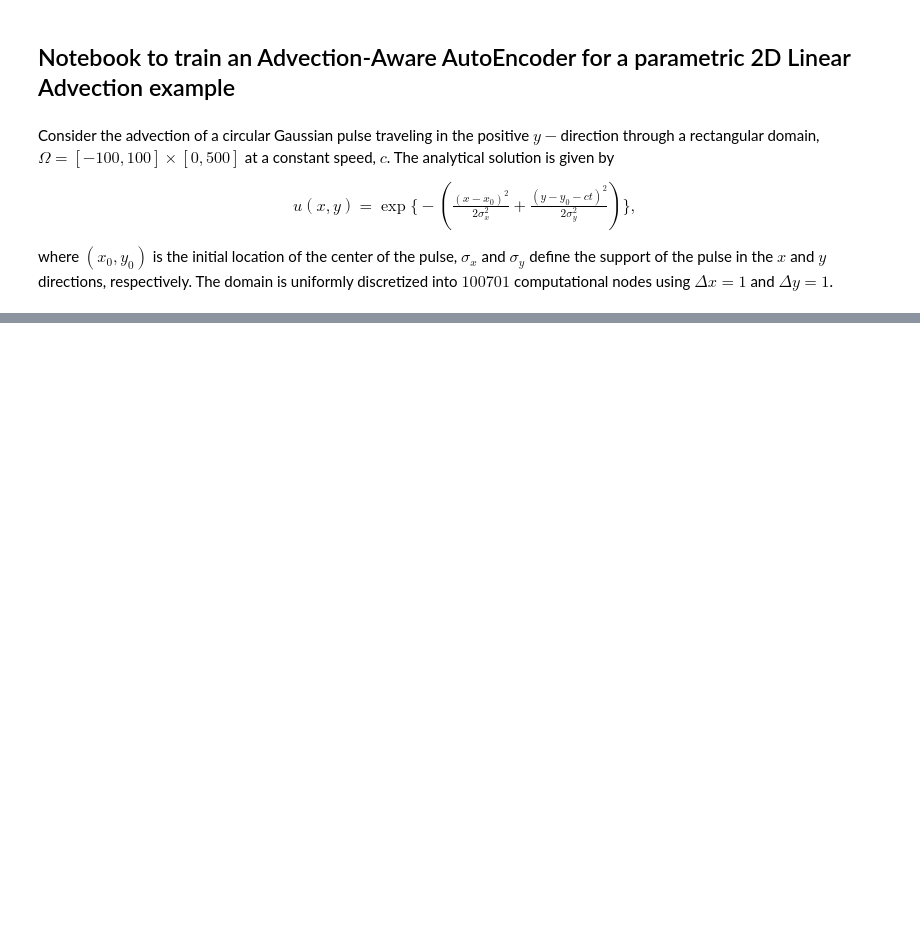
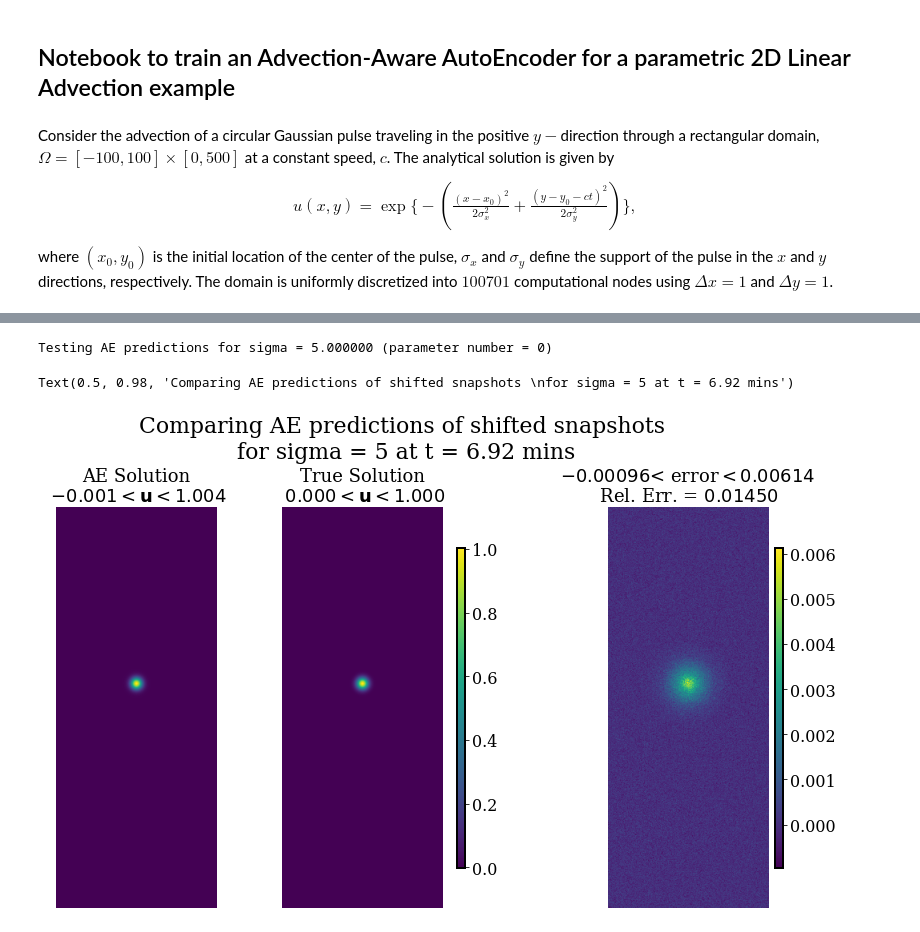
Before and after one commit to erdc/aa_autoencoder_mca, a Jupyter notebook: examples/AA_autoencoder_parametric_2DLinearAdvection.ipynb, the cells around one changed output, grey strips where cells are left out. Cells and saved outputs as stored; diff of their text form; code cells hidden in the pictures; blank space fills up the shorter version.

```diff
--- a/examples/AA_autoencoder_parametric_2DLinearAdvection.ipynb
+++ b/examples/AA_autoencoder_parametric_2DLinearAdvection.ipynb
@@ -208,7 +166,7 @@ def set_label(key):
 print("Loading high-fidelity shifted snapshots -----\n")
 
 shifted_snap = {}
-for indx,val in enumerate(param_list):
+for indx,val in enumerate(param_train):
     if flag == 'sigma':
         shift_datafile = 'Shift_Gaussian2d_pulse_500x200_c1.00_sigma'+'%.4f'%val+'.npz'
     elif flag == 'speed':
@@ -274,7 +244,7 @@ u_sigma = np.empty((0,1),)
 u_shift_sigma = np.empty((0,1),)
 
 p_max = np.asarray(param_list).max()
-for indx,val in enumerate(param_list/p_max):
+for indx,val in enumerate(param_train/p_max):
     u_sigma = np.vstack((u_sigma,val*np.ones((Nt_train[indx],1))))
     u_shift_sigma = np.vstack((u_shift_sigma,val*np.ones((Nt_train[indx],1)) ))
 
@@ -285,8 +255,8 @@ u_shift = np.hstack(( u_shift, u_shift_sigma))
 if validation_data:
     u_val_sigma = np.empty((0,1),)
     u_val_shift_sigma = np.empty((0,1),)
-    for indx,val in enumerate(param_list/p_max):
-        val_steps = np.minimum(times_offline[indx][skip_start:snap_end[indx]+1:snap_incr].size, Nt_train[indx])
+    for indx,val in enumerate(param_train/p_max):
+        val_steps = np.minimum(times_offline[indx][skip_start:train_end[indx]+1:snap_incr].size, Nt_train[indx])
         u_val_sigma = np.vstack((u_val_sigma, val*np.ones((val_steps,1)) ))
         u_val_shift_sigma = np.vstack((u_val_shift_sigma, val*np.ones((val_steps,1)) ))
 
@@ -614,38 +661,51 @@ ax.legend()
 ### Predict using all high-fidelity data points
 ### for parameter values in the training set
 
-iparam = np.random.choice(len(param_list))
-print("Testing AE predictions for %s = %f (parameter number = %d)"%(flag,param_list[iparam], iparam))
-val = param_list[iparam]/p_max
+iparam = np.random.choice(len(param_train))
+print("Testing AE predictions for %s = %f (parameter number = %d)"%(flag,param_train[iparam], iparam))
+val = param_train[iparam]/p_max
 
-u_test = np.hstack(( snap_data[iparam]['pulse'][:,:snap_end[iparam]+1].T, val*np.ones((Nt[iparam],1)) ))
-u_shift_test = np.hstack(( shifted_snap[iparam]['pulse'][:,:snap_end[iparam]+1].T, val*np.ones((Nt[iparam],1)) ))
-
+u_test = snap_data[iparam]['pulse'][:,:snap_end[iparam]+1].T
+u_shift_test = shifted_snap[iparam]['pulse'][:,:snap_end[iparam]+1].T
 if scaling:
     u_test, u_shift_test, _, _ = du.data_scaler(u_test, u_shift_test, u_max, u_min)
 
+u_test = np.hstack((u_test , val*np.ones((Nt[iparam],1)) ))
+u_shift_test = np.hstack((u_shift_test , val*np.ones((Nt[iparam],1)) ))
+
+
 
 encoded_u_test = u_autoencoder.encoder(u_test).numpy()
-shift_u_test = u_autoencoder.shift(encoded_u_test).numpy()
-recon_u_test = u_autoencoder.decoder(encoded_u_test).numpy()
+if augment_output:
+    shift_u_test = u_autoencoder.shift(encoded_u_test).numpy()[:,:-1]
+    decoded_u_test = u_autoencoder.decoder(encoded_u_test).numpy()[:,:-1]
+else:
+    shift_u_test = u_autoencoder.shift(encoded_u_test).numpy()
+    decoded_u_test = u_autoencoder.decoder(encoded_u_test).numpy()
 
 pred_shift = {}
-pred_shift['pulse'] = du.scaler_inverse(shift_u_test[:,:-1], u_max, u_min, scaling=scaling).T
+pred_shift['pulse'] = du.scaler_inverse(shift_u_test, u_max, u_min, scaling=scaling).T
 
 pred_recon = {}
-pred_recon['pulse'] = du.scaler_inverse(recon_u_test[:,:-1], u_max, u_min, scaling=scaling).T
+pred_recon['pulse'] = du.scaler_inverse(decoded_u_test, u_max, u_min, scaling=scaling).T
+# %% [output]
+Testing AE predictions for sigma = 5.000000 (parameter number = 0)
 # %%
 ### Visualizing reconstruction of shifted snapshots using shift decoder
 
 fig = plt.figure(figsize=(14,8))
 ky = 'pulse';
 np.random.seed(2021)
-iplot = 80
+iplot = times_offline[iparam].size-5
 fig.tight_layout()
 fig.subplots_adjust(top=0.82)
 
-pu.compare_soln(pred_shift,shifted_snap[iparam],iplot,times_offline[iparam],times_offline[iparam],Nx,Ny,ky,flag='AE')
-fig.suptitle("Comparing AE predictions of shifted snapshots \nfor %s = %d at t = %.2f mins"%(flag, param_list[iparam], times_offline[iparam][iplot]/60),fontsize=18, y=0.98)
+pu.compare_soln(pred_shift,shifted_snap[iparam],iplot,times_offline[iparam],times_offline[iparam],
+                Nx,Ny,ky,flag='AE')
+fig.suptitle("Comparing AE predictions of shifted snapshots \nfor %s = %d at t = %.2f mins"%(flag, param_train[iparam], times_offline[iparam][iplot]/60),fontsize=22, y=0.98)
+# %% [output]
+Text(0.5, 0.98, 'Comparing AE predictions of shifted snapshots \nfor sigma = 5 at t = 6.92 mins')
+[figure, added]
 # %%
 ### Visualizing direct reconstruction using true decoder
 
```
Also changed, not shown: parts of 27 cells of this notebook, 2 other files.
